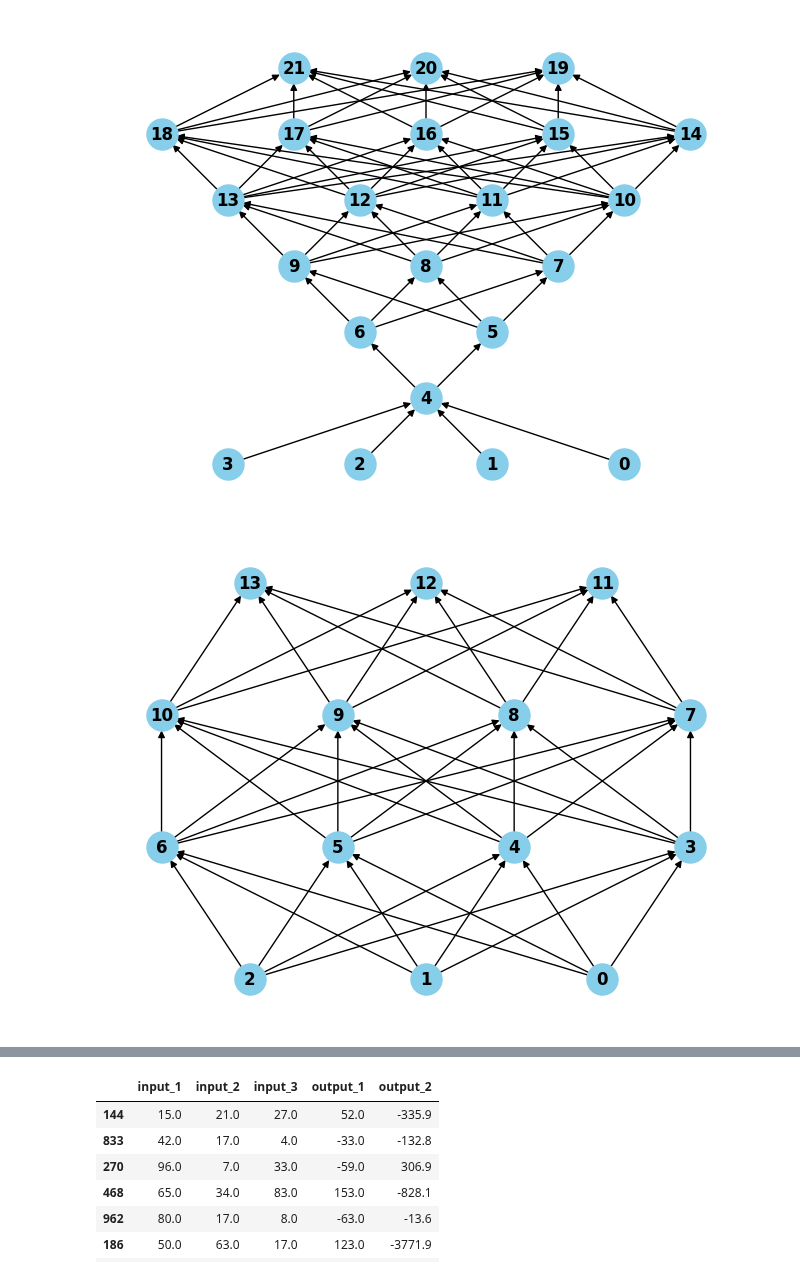
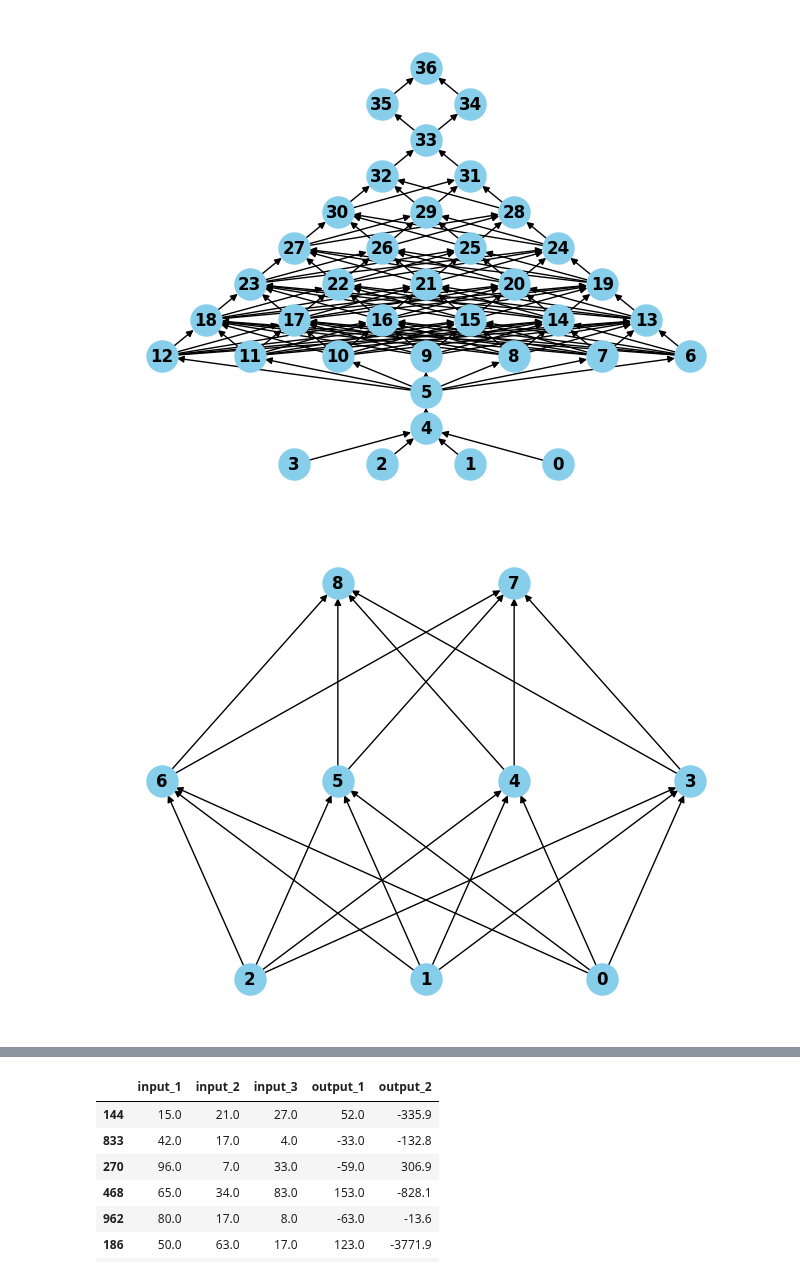
Before and after one commit to JacopoRaffi/ML_Proj_NN, a Jupyter notebook: notebook/nn_test_complex.ipynb, the cells around one changed output, grey strips where cells are left out. Drawn from its saved outputs; the diff is of its cells as text; code cells hidden in the pictures.

Commit message:
create stratified top

```diff
--- a/notebook/nn_test_complex.ipynb
+++ b/notebook/nn_test_complex.ipynb
@@ -13,15 +13,15 @@ from ActivationFunctions import *
 from NeuralNetwork import *
 from nn_utils import *
 # %%
-topology_complex = create_topology(4, [1,2,3,4,5], 3)
+topology_complex = create_stratified_topology([4,1,1,7,6,5,4,3,2,1,2,1])
 NeuralNetwork.display_topology(topology_complex)
 # %% [output]
-[figure, old version]
+[figure, new version]
 # %%
-topology_1 = create_topology(3, [4,4], 2)
+topology_1 = create_stratified_topology([3,4,2])
 NeuralNetwork.display_topology(topology_1)
 # %% [output]
-[figure, old version]
+[figure, new version]
 # %%
 topology_1
 # %% [output]
```
Also changed, not shown: parts of 11 cells of this notebook, 3 other files.
